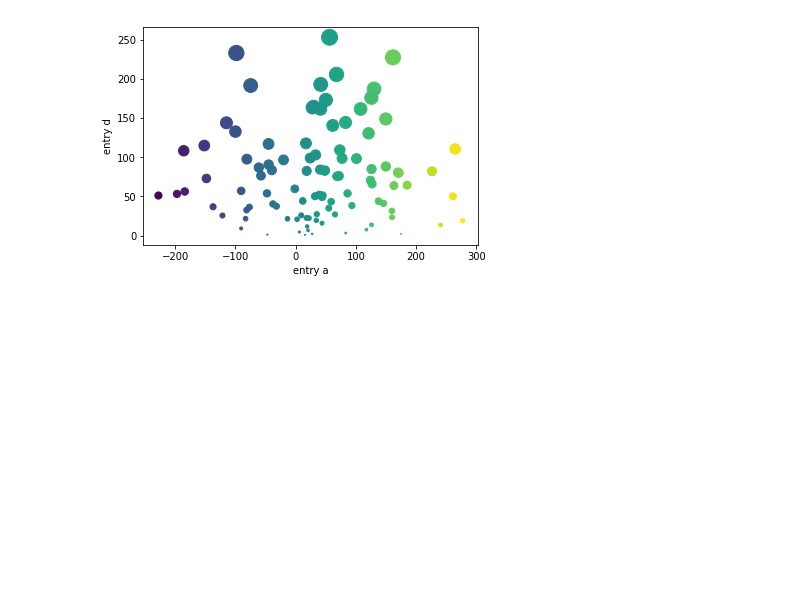
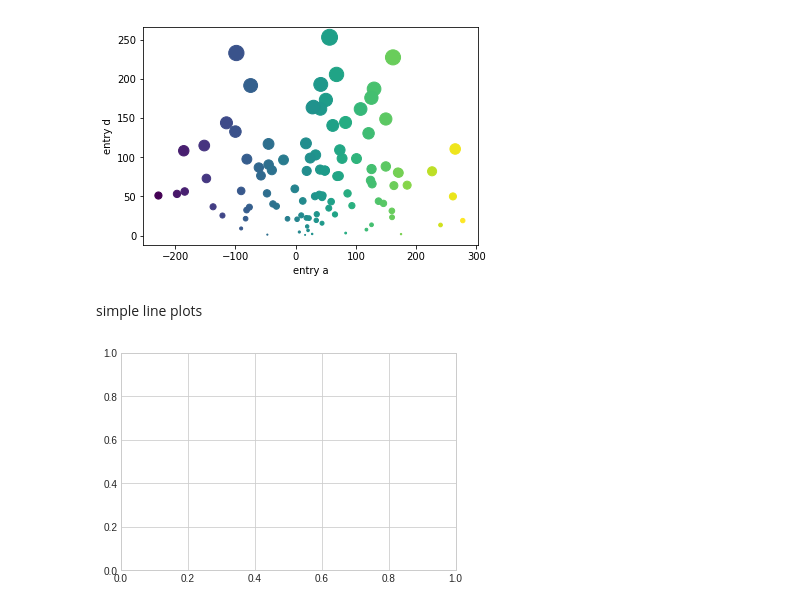
Before and after one commit to lokeshwarinayak/intenship, a Jupyter notebook: mathplot.ipynb, the cells around one changed output. Saved outputs shown, nothing was run; the diff lists cells and outputs as text; code cells hidden in the pictures; blank space fills up the shorter version.

```diff
--- a/mathplot.ipynb
+++ b/mathplot.ipynb
@@ -69,3 +69,14 @@ plt.ylabel('entry d')
 plt.show()
 # %% [output]
 [figure]
+# %% [markdown]
+simple line plots
+# %%
+%matplotlib inline
+import matplotlib.pyplot as plt
+plt.style.use('seaborn-whitegrid')
+import numpy as np
+fig = plt.figure()
+ax = plt.axes()
+# %% [output]
+[figure, added]
```
Also changed, not shown: parts of 6 cells of this notebook.
